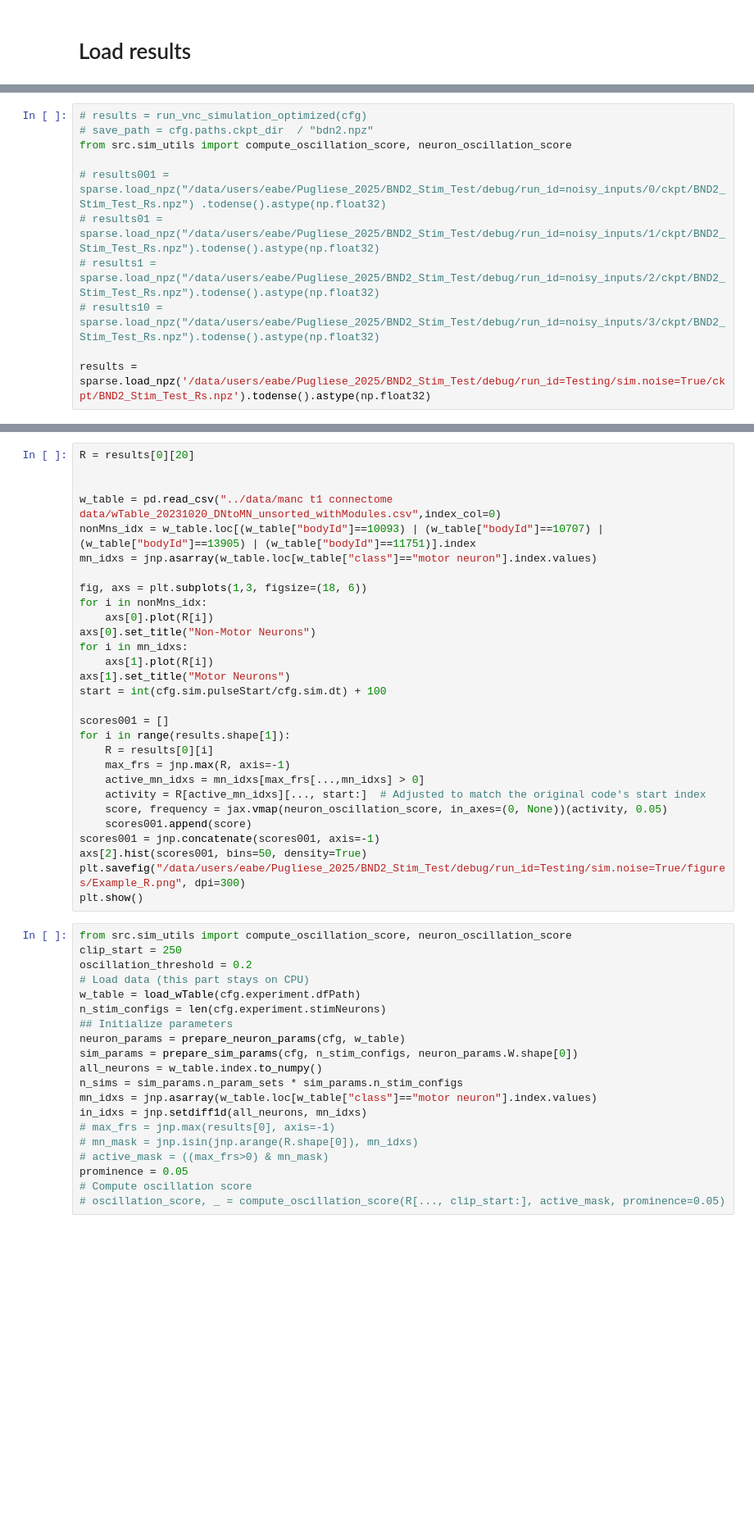
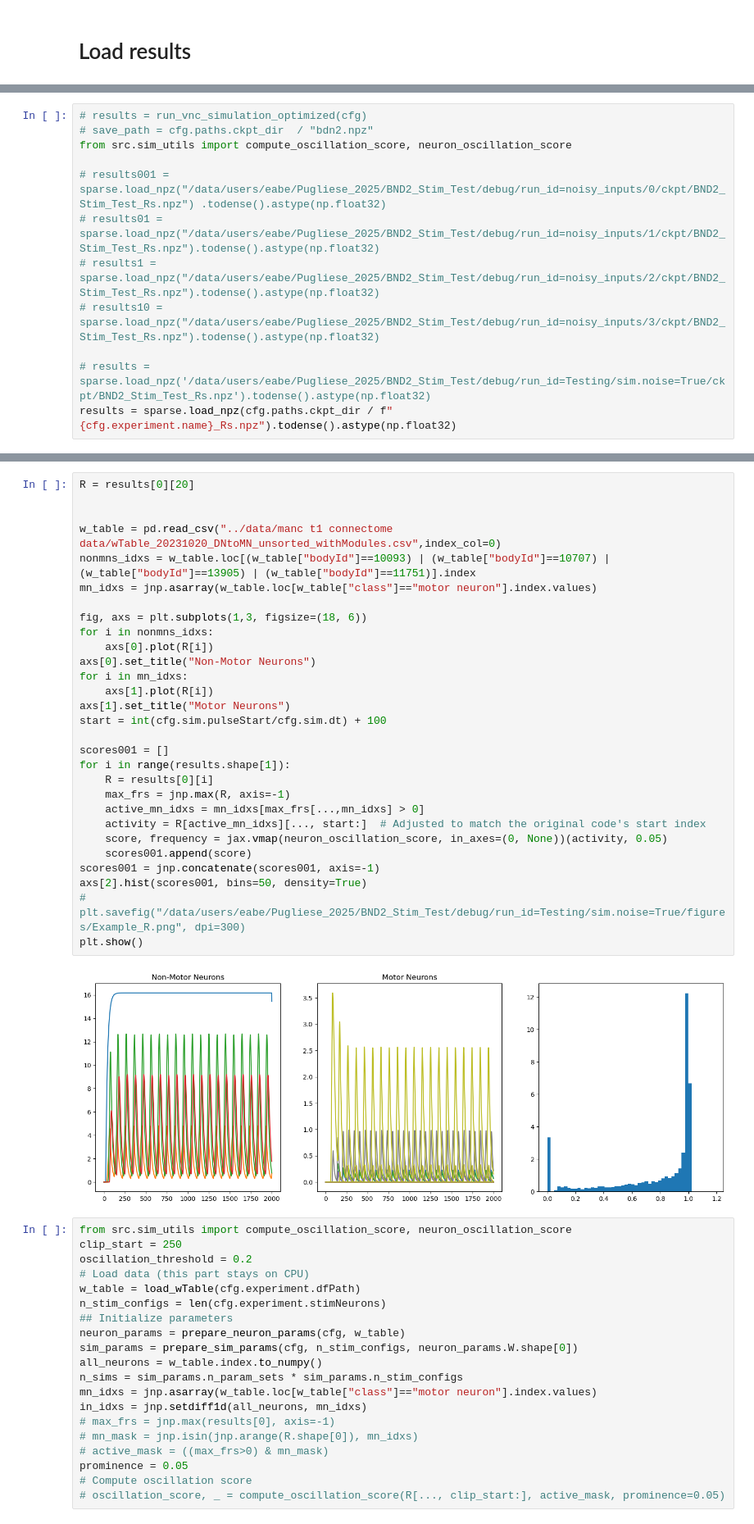
Before and after one commit to smpuglie/Pugliese_cpg_2025, a Jupyter notebook: notebooks/run_config.ipynb, the cells around one changed output, grey strips where cells are left out. Shown at 82% size. Saved outputs shown, nothing was run; the diff lists cells and outputs as text; blank space fills up the shorter version.

```diff
--- a/notebooks/run_config.ipynb
+++ b/notebooks/run_config.ipynb
@@ -109,6 +117,7 @@ from src.sim_utils import compute_oscillation_score, neuron_oscillation_score
 # results1 = sparse.load_npz("/data/users/eabe/Pugliese_2025/BND2_Stim_Test/debug/run_id=noisy_inputs/2/ckpt/BND2_Stim_Test_Rs.npz").todense().astype(np.float32)
 # results10 = sparse.load_npz("/data/users/eabe/Pugliese_2025/BND2_Stim_Test/debug/run_id=noisy_inputs/3/ckpt/BND2_Stim_Test_Rs.npz").todense().astype(np.float32)
 
-results = sparse.load_npz('/data/users/eabe/Pugliese_2025/BND2_Stim_Test/debug/run_id=Testing/sim.noise=True/ckpt/BND2_Stim_Test_Rs.npz').todense().astype(np.float32)
+# results = sparse.load_npz('/data/users/eabe/Pugliese_2025/BND2_Stim_Test/debug/run_id=Testing/sim.noise=True/ckpt/BND2_Stim_Test_Rs.npz').todense().astype(np.float32)
+results = sparse.load_npz(cfg.paths.ckpt_dir / f"{cfg.experiment.name}_Rs.npz").todense().astype(np.float32)
 # %%
 np.where(np.all(np.sum(results,axis=-1)==0,axis=-1))
@@ -115,32 +126,34 @@ np.where(np.all(np.sum(results,axis=-1)==0,axis=-1))
 # %%
 R = results[0][20]
 
 
 w_table = pd.read_csv("../data/manc t1 connectome data/wTable_20231020_DNtoMN_unsorted_withModules.csv",index_col=0)
-nonMns_idx = w_table.loc[(w_table["bodyId"]==10093) | (w_table["bodyId"]==10707) | (w_table["bodyId"]==13905) | (w_table["bodyId"]==11751)].index
+nonmns_idxs = w_table.loc[(w_table["bodyId"]==10093) | (w_table["bodyId"]==10707) | (w_table["bodyId"]==13905) | (w_table["bodyId"]==11751)].index
 mn_idxs = jnp.asarray(w_table.loc[w_table["class"]=="motor neuron"].index.values)
 
 fig, axs = plt.subplots(1,3, figsize=(18, 6))
-for i in nonMns_idx:
+for i in nonmns_idxs:
     axs[0].plot(R[i])
 axs[0].set_title("Non-Motor Neurons")
 for i in mn_idxs:
     axs[1].plot(R[i])
 axs[1].set_title("Motor Neurons")
 start = int(cfg.sim.pulseStart/cfg.sim.dt) + 100
 
 scores001 = []
 for i in range(results.shape[1]):
     R = results[0][i]
     max_frs = jnp.max(R, axis=-1)
     active_mn_idxs = mn_idxs[max_frs[...,mn_idxs] > 0]
     activity = R[active_mn_idxs][..., start:]  # Adjusted to match the original code's start index
     score, frequency = jax.vmap(neuron_oscillation_score, in_axes=(0, None))(activity, 0.05)
     scores001.append(score)
 scores001 = jnp.concatenate(scores001, axis=-1)
 axs[2].hist(scores001, bins=50, density=True)
-plt.savefig("/data/users/eabe/Pugliese_2025/BND2_Stim_Test/debug/run_id=Testing/sim.noise=True/figures/Example_R.png", dpi=300)
+# plt.savefig("/data/users/eabe/Pugliese_2025/BND2_Stim_Test/debug/run_id=Testing/sim.noise=True/figures/Example_R.png", dpi=300)
 plt.show()
+# %% [output]
+[figure, added]
 # %%
 from src.sim_utils import compute_oscillation_score, neuron_oscillation_score
 clip_start = 250
```
Also changed, not shown: parts of 5 cells of this notebook, 9 other files.
